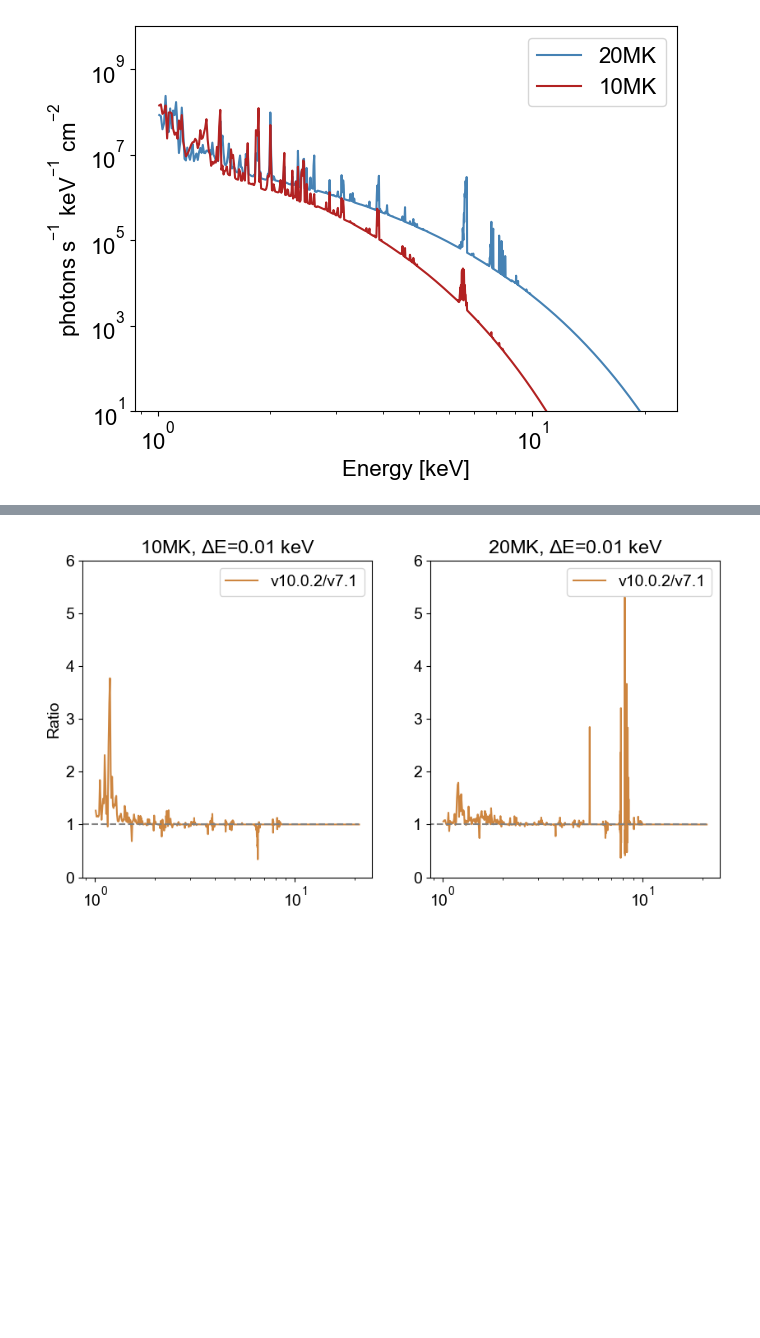
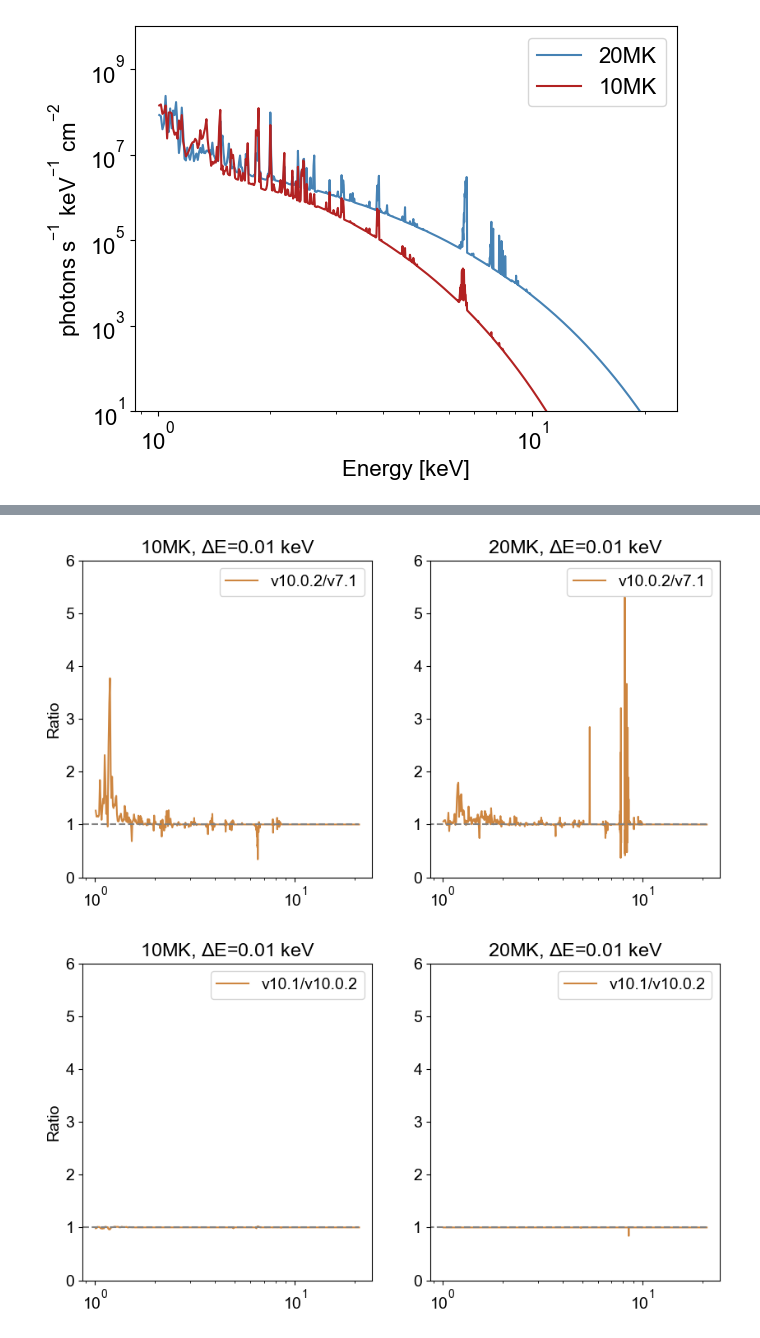
Before and after one commit to ianan/fvth_stuff, a Jupyter notebook: python/test_thermal_sav.ipynb, the cells around one changed output, grey strips where cells are left out. Cells and saved outputs as stored; diff of their text form; code cells hidden in the pictures; blank space fills up the shorter version.

```diff
--- a/python/test_thermal_sav.ipynb
+++ b/python/test_thermal_sav.ipynb
@@ -67,19 +76,35 @@ plt.show()
 # %%
 fig, axs= plt.subplots(1,2,figsize=(10,5))
 axs[0].plot(engs[:-1],f10_v10.value/f10.value,label='v10.0.2/v7.1',color='peru')
 axs[1].plot(engs[:-1],f20_v10.value/f20.value,label='v10.0.2/v7.1',color='peru')
 axs[0].set_ylabel('Ratio')
 axs[0].set_title('10MK, $\Delta$E=0.01 keV')
 axs[1].set_title('20MK, $\Delta$E=0.01 keV')
 axs[0].set_ylabel('Ratio')
 for ax in axs:
     ax.set_xscale('log')
     ax.set_ylim([0,6])
     ax.legend()
     ax.plot([0,np.max(engs[:-1])],[1,1],'--',color='grey')
 plt.show()
+
+
+fig, axs= plt.subplots(1,2,figsize=(10,5))
+axs[0].plot(engs[:-1],f10_v101.value/f10_v10.value,label='v10.1/v10.0.2',color='peru')
+axs[1].plot(engs[:-1],f20_v101.value/f20_v10.value,label='v10.1/v10.0.2',color='peru')
+axs[0].set_ylabel('Ratio')
+axs[0].set_title('10MK, $\Delta$E=0.01 keV')
+axs[1].set_title('20MK, $\Delta$E=0.01 keV')
+axs[0].set_ylabel('Ratio')
+for ax in axs:
+    ax.set_xscale('log')
+    ax.set_ylim([0,6])
+    ax.legend()
+    ax.plot([0,np.max(engs[:-1])],[1,1],'--',color='grey')
+plt.show()
 # %% [output]
 [figure]
+[figure, added]
 # %%
 # Redo but with bigger energy bins
 engs25=np.arange(1.25,21,0.25)
```
Also changed, not shown: parts of 6 cells of this notebook.
